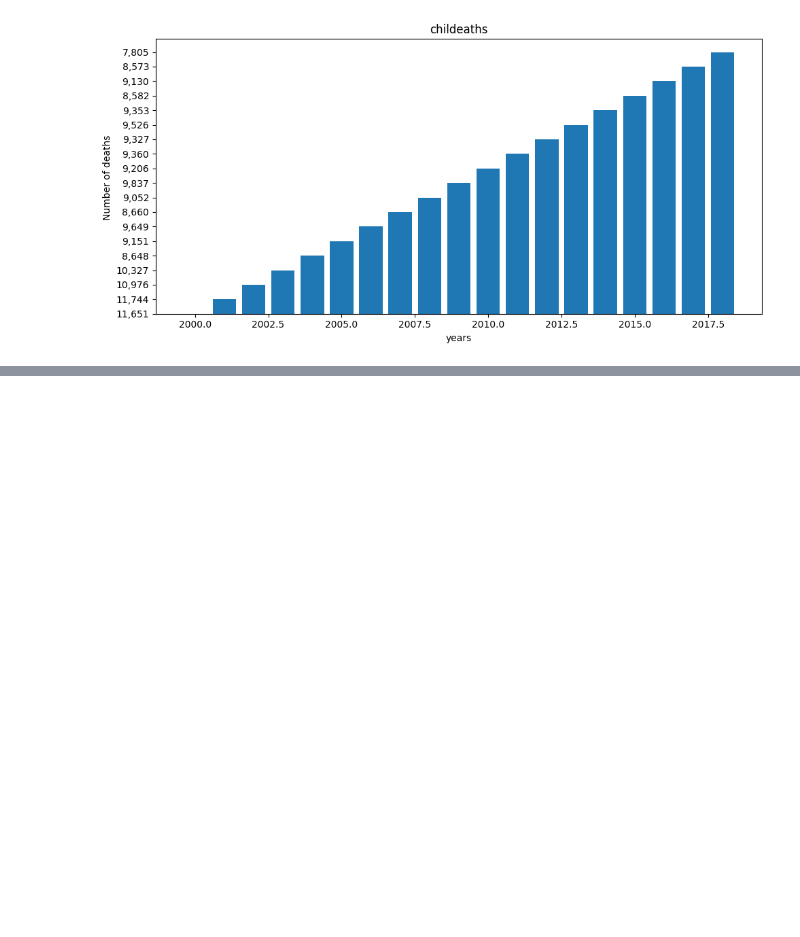
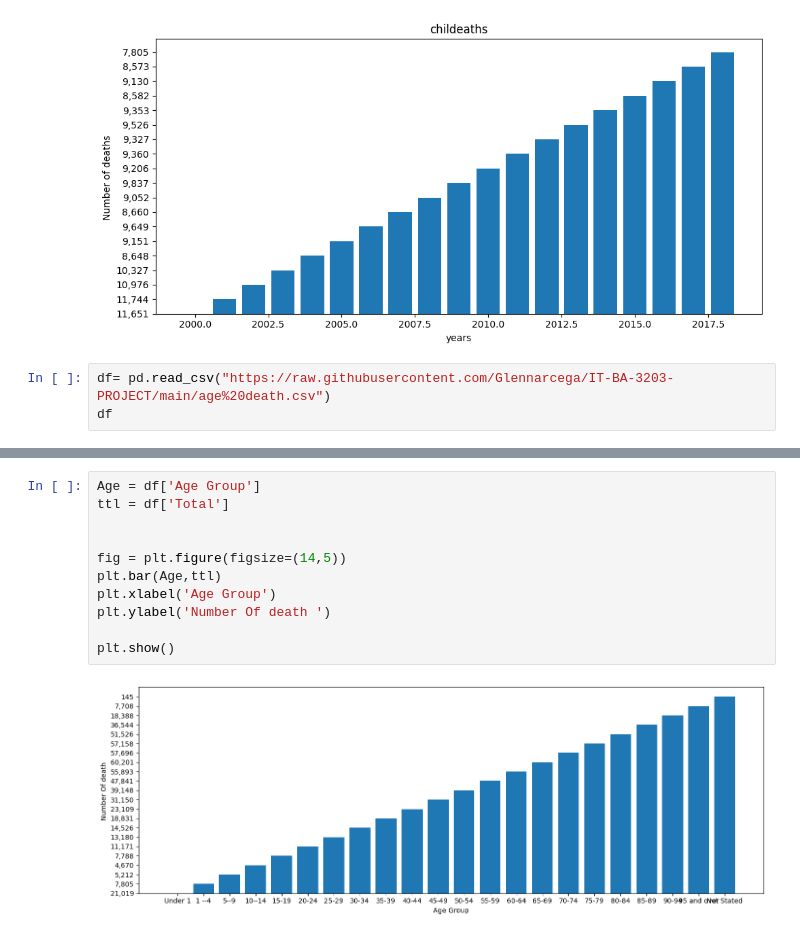
Before and after one commit to Glennarcega/IT-BA-3203-PROJECT, a Jupyter notebook: Social_Factor_of_death.ipynb, the cells around one changed output, grey strips where cells are left out. Drawn from its saved outputs; the diff is of its cells as text; blank space fills up the shorter version.

```diff
--- a/Social_Factor_of_death.ipynb
+++ b/Social_Factor_of_death.ipynb
@@ -168,3 +168,6 @@ plt.title('childeaths')
 plt.show()
 # %% [output]
 [figure]
+# %%
+df= pd.read_csv("https://raw.githubusercontent.com/Glennarcega/IT-BA-3203-PROJECT/main/age%20death.csv")
+df
@@ -170,0 +212,13 @@ plt.show()
+# %%
+Age = df['Age Group']
+ttl = df['Total']
+
+
+fig = plt.figure(figsize=(14,5))
+plt.bar(Age,ttl)
+plt.xlabel('Age Group')
+plt.ylabel('Number Of death ')
+
+plt.show()
+# %% [output]
+[figure, added]
```
Also changed, not shown: parts of 2 cells of this notebook.
